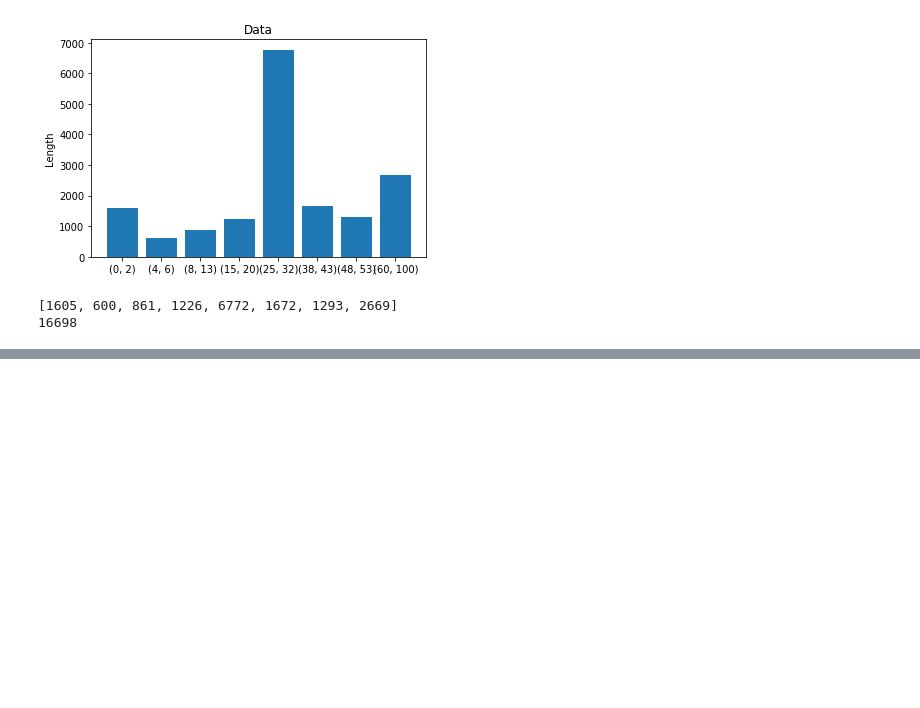
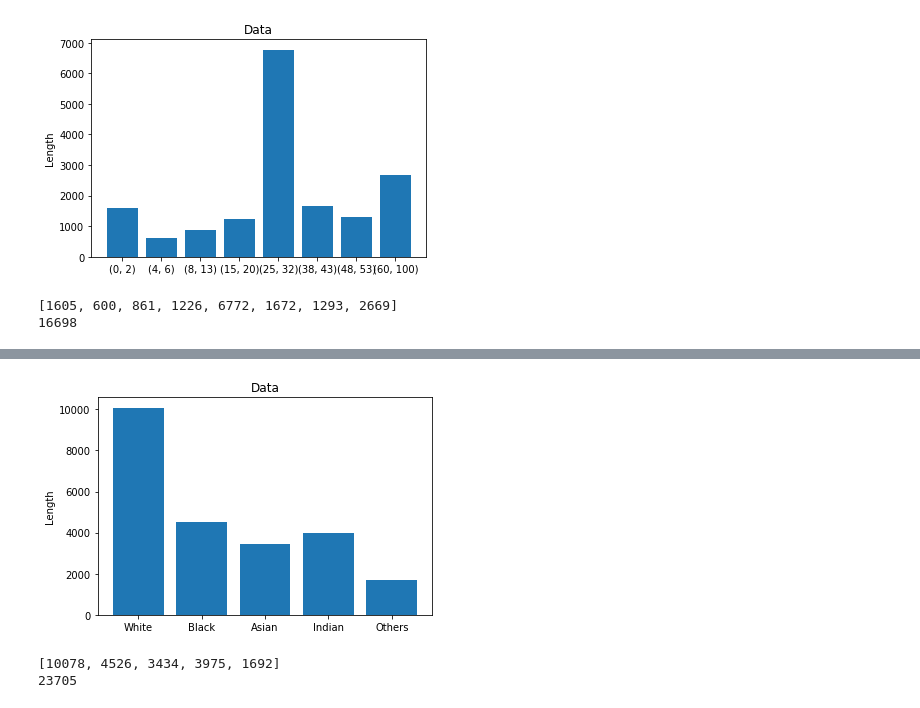
Before and after one commit to alvesmarcos/DL-Character-Description, a Jupyter notebook: Preprocessing.ipynb, the cells around one changed output, grey strips where cells are left out. Drawn from its saved outputs; the diff is of its cells as text; code cells hidden in the pictures; blank space fills up the shorter version.

Commit message:
feat: add ethnicity data

```diff
--- a/Preprocessing.ipynb
+++ b/Preprocessing.ipynb
@@ -198,0 +207,8 @@ print(np.sum(count))
+# %%
+ethnicity_data = glob('data/*.ethnicity.pkl')
+batch_ethnicity = load(ethnicity_data[np.random.randint(len(ethnicity_data))])
+ethnicity_x, ethnicity_y = len(batch_ethnicity['X']), len(batch_ethnicity['y'])
+print(ethnicity_data)
+print(ethnicity_x, ethnicity_y)
+print(batch_ethnicity['X'][np.random.randint(ethnicity_x)])
+print(batch_ethnicity['y'][np.random.randint(ethnicity_y)])
@@ -198,0 +233,15 @@ print(np.sum(count))
+# %%
+count = [0 for i in range(5)]
+for file in ethnicity_data:
+    data = load(file)
+    if data != None:
+        for label in data['y']:
+            count[int(label)] += 1
+# %%
+describe_data(('White', 'Black', 'Asian', 'Indian', 'Others'), count)
+print(count)
+print(np.sum(count))
+# %% [output]
+[figure, added]
+[10078, 4526, 3434, 3975, 1692]
+23705
```
Also changed, not shown: parts of 6 cells of this notebook.
